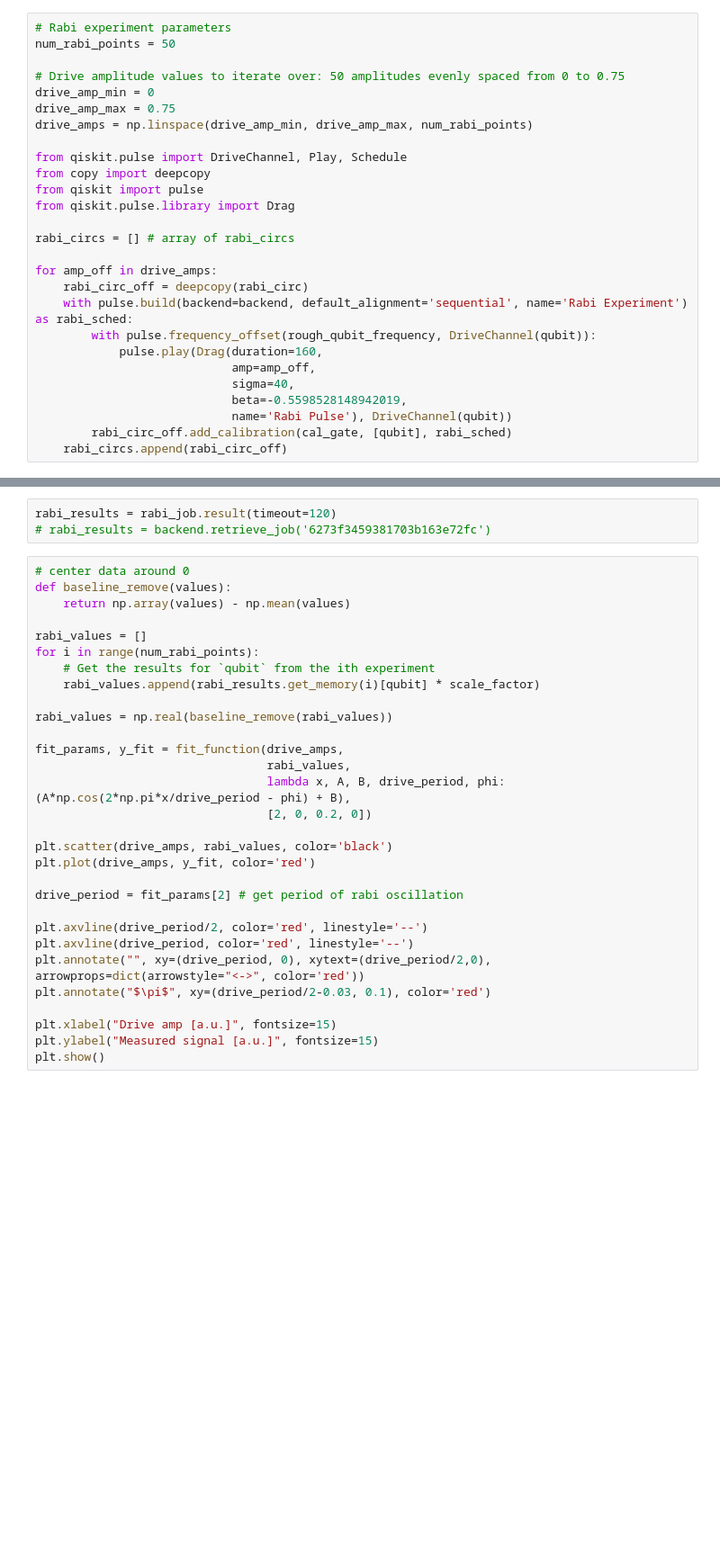
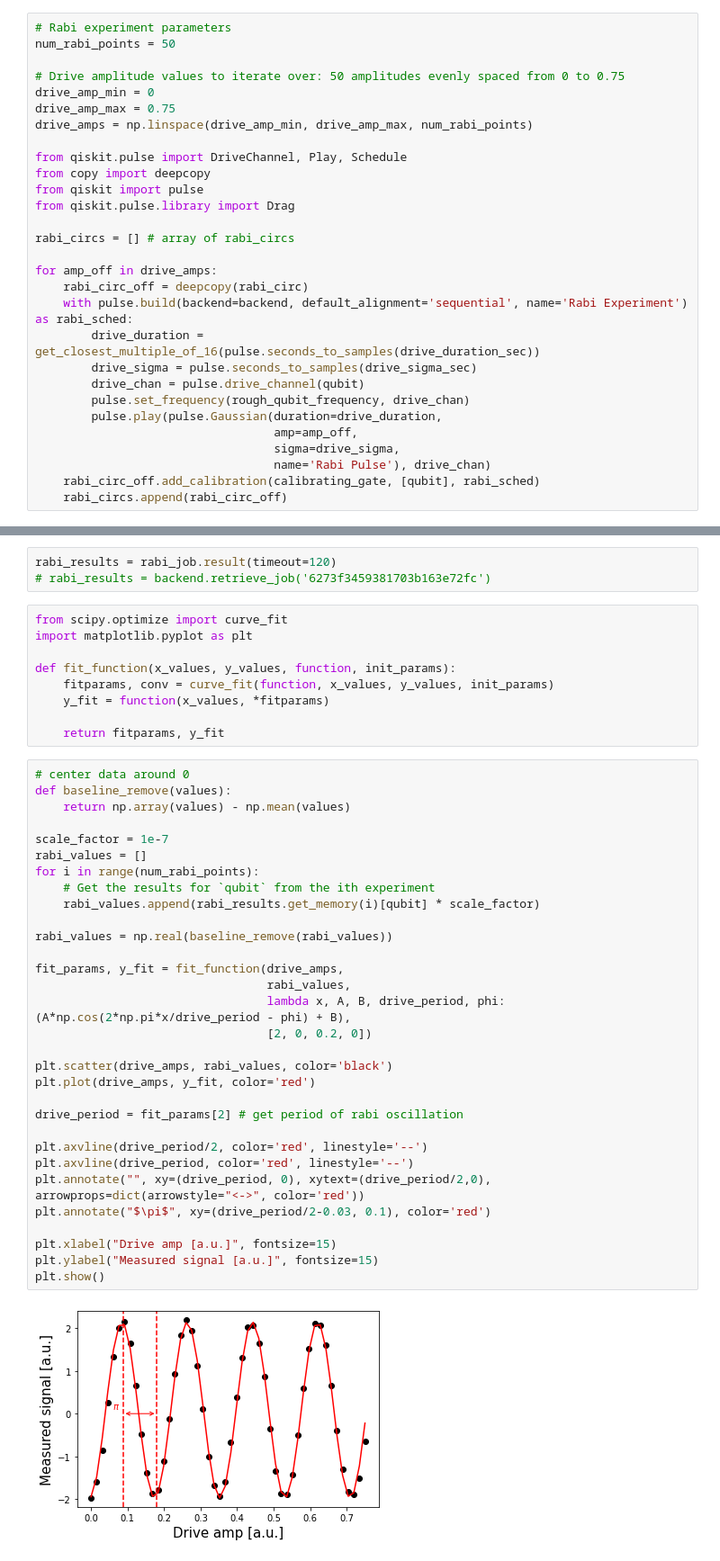
Before and after one commit to spham1611/PulsatingPulseLab, a Jupyter notebook: PPE_RabiOscillation.ipynb, the cells around one changed output, grey strips where cells are left out. Shown at 90% size. Saved outputs shown, nothing was run; the diff lists cells and outputs as text; blank space fills up the shorter version.

```diff
--- a/PPE_RabiOscillation.ipynb
+++ b/PPE_RabiOscillation.ipynb
@@ -61,13 +78,15 @@ rabi_circs = [] # array of rabi_circs
 for amp_off in drive_amps:
     rabi_circ_off = deepcopy(rabi_circ)
     with pulse.build(backend=backend, default_alignment='sequential', name='Rabi Experiment') as rabi_sched:
-        with pulse.frequency_offset(rough_qubit_frequency, DriveChannel(qubit)):
-            pulse.play(Drag(duration=160,
-                            amp=amp_off,
-                            sigma=40,
-                            beta=-0.5598528148942019,
-                            name='Rabi Pulse'), DriveChannel(qubit))
-        rabi_circ_off.add_calibration(cal_gate, [qubit], rabi_sched)
+        drive_duration = get_closest_multiple_of_16(pulse.seconds_to_samples(drive_duration_sec))
+        drive_sigma = pulse.seconds_to_samples(drive_sigma_sec)
+        drive_chan = pulse.drive_channel(qubit)
+        pulse.set_frequency(rough_qubit_frequency, drive_chan)
+        pulse.play(pulse.Gaussian(duration=drive_duration,
+                                  amp=amp_off,
+                                  sigma=drive_sigma,
+                                  name='Rabi Pulse'), drive_chan)
+    rabi_circ_off.add_calibration(calibrating_gate, [qubit], rabi_sched)
     rabi_circs.append(rabi_circ_off)
 # %%
 len(rabi_circs) # 50 circuits will be sent corresponding to 50 rabi scheds ~ 50 amplitude offset.
@@ -97,36 +117,48 @@ Job Status: job is queued (63)
 # %%
 rabi_results = rabi_job.result(timeout=120)
 # rabi_results = backend.retrieve_job('6273f3459381703b163e72fc')
+# %%
+from scipy.optimize import curve_fit
+import matplotlib.pyplot as plt
+
+def fit_function(x_values, y_values, function, init_params):
+    fitparams, conv = curve_fit(function, x_values, y_values, init_params)
+    y_fit = function(x_values, *fitparams)
+
+    return fitparams, y_fit
 # %%
 # center data around 0
 def baseline_remove(values):
     return np.array(values) - np.mean(values)
 
+scale_factor = 1e-7
 rabi_values = []
 for i in range(num_rabi_points):
     # Get the results for `qubit` from the ith experiment
     rabi_values.append(rabi_results.get_memory(i)[qubit] * scale_factor)
 
 rabi_values = np.real(baseline_remove(rabi_values))
 
 fit_params, y_fit = fit_function(drive_amps,
                                  rabi_values,
                                  lambda x, A, B, drive_period, phi: (A*np.cos(2*np.pi*x/drive_period - phi) + B),
                                  [2, 0, 0.2, 0])
 
 plt.scatter(drive_amps, rabi_values, color='black')
 plt.plot(drive_amps, y_fit, color='red')
 
 drive_period = fit_params[2] # get period of rabi oscillation
 
 plt.axvline(drive_period/2, color='red', linestyle='--')
 plt.axvline(drive_period, color='red', linestyle='--')
 plt.annotate("", xy=(drive_period, 0), xytext=(drive_period/2,0), arrowprops=dict(arrowstyle="<->", color='red'))
 plt.annotate("$\pi$", xy=(drive_period/2-0.03, 0.1), color='red')
 
 plt.xlabel("Drive amp [a.u.]", fontsize=15)
 plt.ylabel("Measured signal [a.u.]", fontsize=15)
 plt.show()
+# %% [output]
+[figure, added]
 # %%
 pi_amp = abs(drive_period / 2)
 print(f"Pi Amplitude = {pi_amp}")
```
Also changed, not shown: parts of 17 cells of this notebook.
